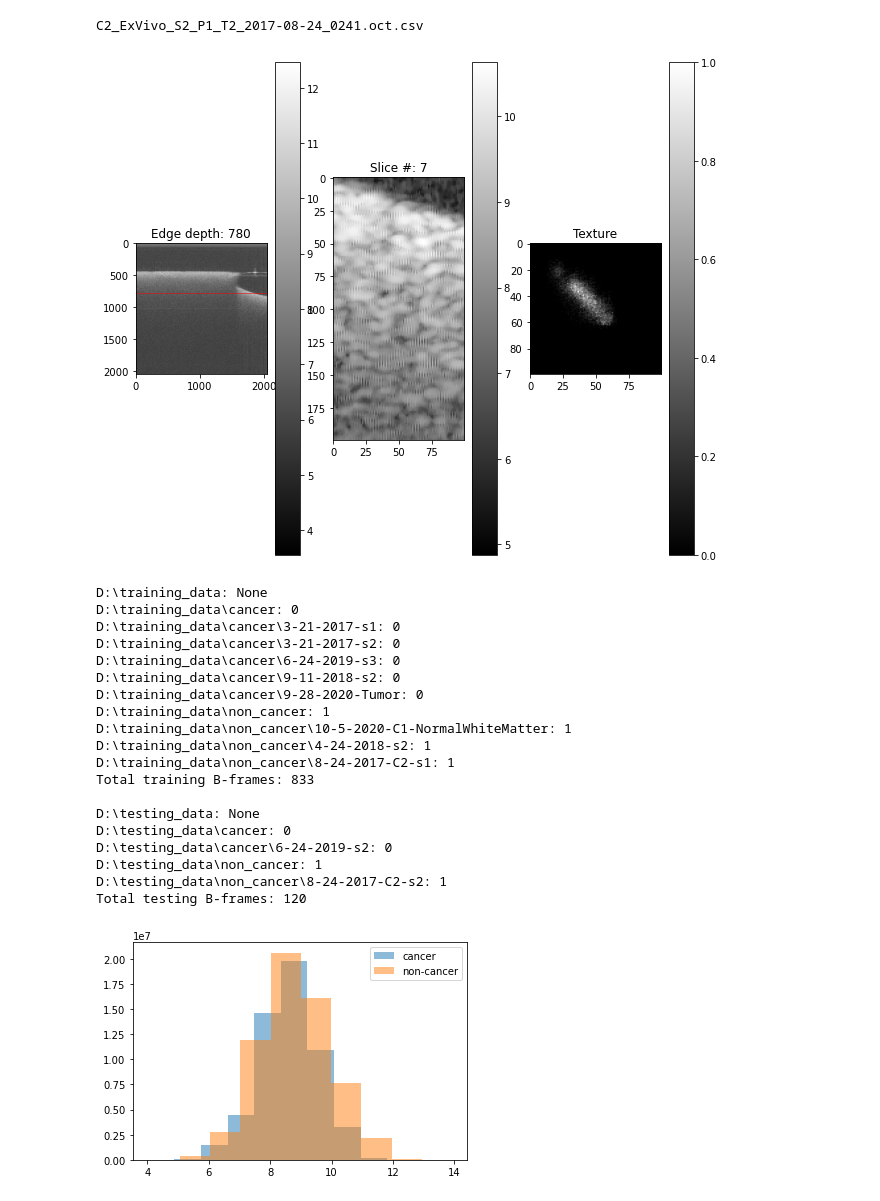
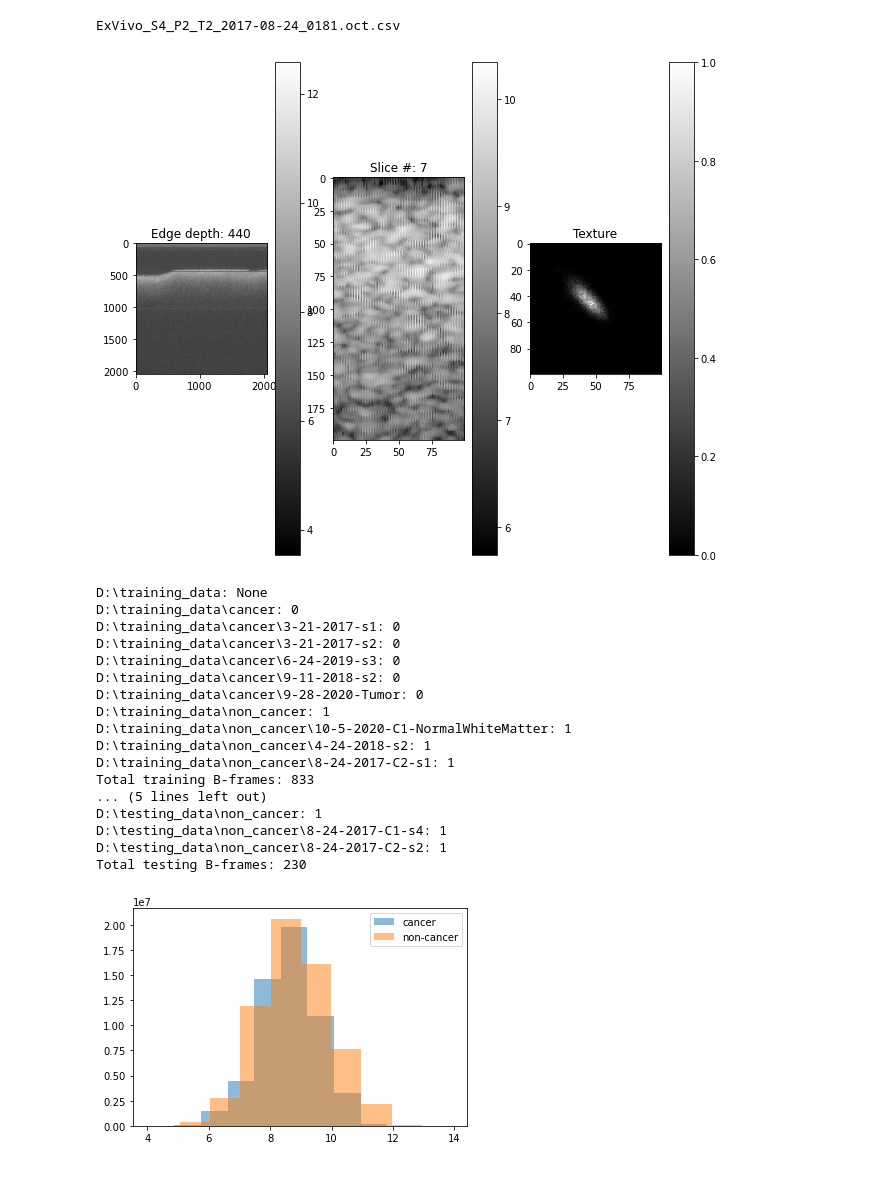
Before and after one commit to nathanwangai/brain-oct-nn-github, a Jupyter notebook: cancer_classifier.ipynb, the cells around one changed output. Drawn from its saved outputs; the diff is of its cells as text; code cells hidden in the pictures.

```diff
--- a/cancer_classifier.ipynb
+++ b/cancer_classifier.ipynb
@@ -72,10 +73,10 @@ def convert_to_texture(trunc_slice, min_val, max_val):
 # VISUALIZE EFFECTS OF PRE-PROCESSING ON TRAINING SAMPLES
 # DELETE IMPROPER B-FRAMES IF NECESSARY
 
-dir = r"D:\testing_data\non_cancer\8-24-2017-C2-s2\\"
+dir = r"D:\testing_data\non_cancer\8-24-2017-C1-s4\\"
 data = os.listdir(dir)
 print("Total B-frames: " + str(len(data)))
-data = [data[50]]
+data = [data[90]]
 
 for file in data:
     B_frame = process_bframe(dir + file)
@@ -89,35 +90,35 @@ for file in data:
         slice_texture = normalize(convert_to_texture(B_frame_slice, 4.11, 13.92))
 
         # original B-frame
         plt.subplots(1,3, figsize=(10,30))
         plt.subplot(1,3,1)
         plt.title("Edge depth: " + str(edge_depth))
         plt.imshow(B_frame, cmap="gray")
         plt.colorbar()
         plt.axhline(y=edge_depth, color='r', linestyle='-', linewidth=0.5)
 
         # B-frame slice
         plt.subplot(1,3,2)
         plt.title("Slice #: " + str(i+1))
         plt.imshow(B_frame_slice, cmap="gray")
         plt.colorbar()
 
         plt.subplot(1,3,3)
         plt.title("Texture")
         plt.imshow(slice_texture, cmap="gray")
         plt.colorbar()
         plt.show()
 
         # action = input("Delete file? (y/n)")
 
         # if(action == "y"):
         #     os.remove(dir+file)
 
         time.sleep(1)
         clear_output(wait=True)
 # %% [output]
-C2_ExVivo_S2_P1_T2_2017-08-24_0241.oct.csv
+ExVivo_S4_P2_T2_2017-08-24_0181.oct.csv
-[figure, old version]
+[figure, new version]
 # %%
 # LOAD FILE PATHS AND LABELS INTO NP ARRAYS
 
@@ -180,13 +181,11 @@ D:\training_data\non_cancer\10-5-2020-C1-NormalWhiteMatter: 1
 D:\training_data\non_cancer\4-24-2018-s2: 1
 D:\training_data\non_cancer\8-24-2017-C2-s1: 1
 Total training B-frames: 833
-
-D:\testing_data: None
-D:\testing_data\cancer: 0
-D:\testing_data\cancer\6-24-2019-s2: 0
+... (5 lines left out)
 D:\testing_data\non_cancer: 1
+D:\testing_data\non_cancer\8-24-2017-C1-s4: 1
 D:\testing_data\non_cancer\8-24-2017-C2-s2: 1
-Total testing B-frames: 120
+Total testing B-frames: 230
 # %%
 # CALCULATE DATASET STATISTICS
 
```
Also changed, not shown: parts of 16 cells of this notebook.
